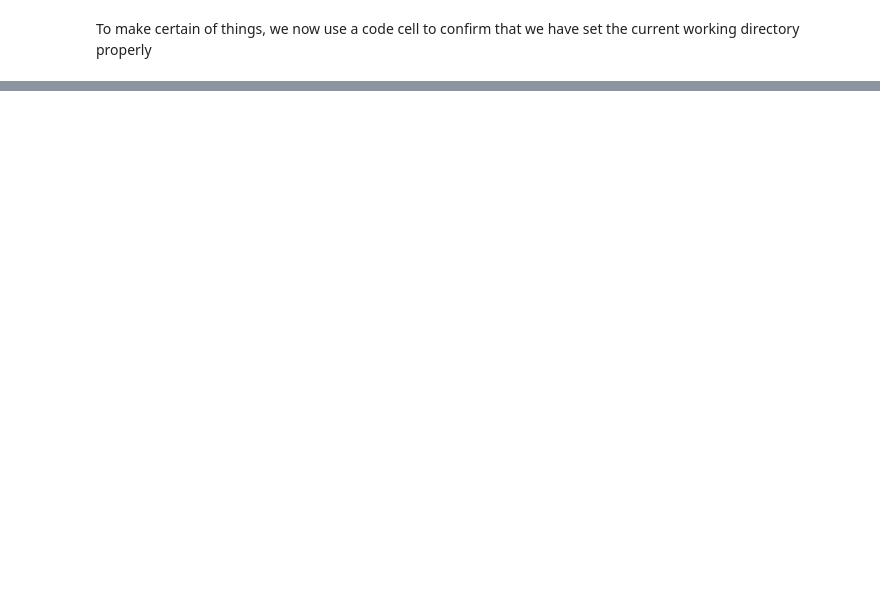
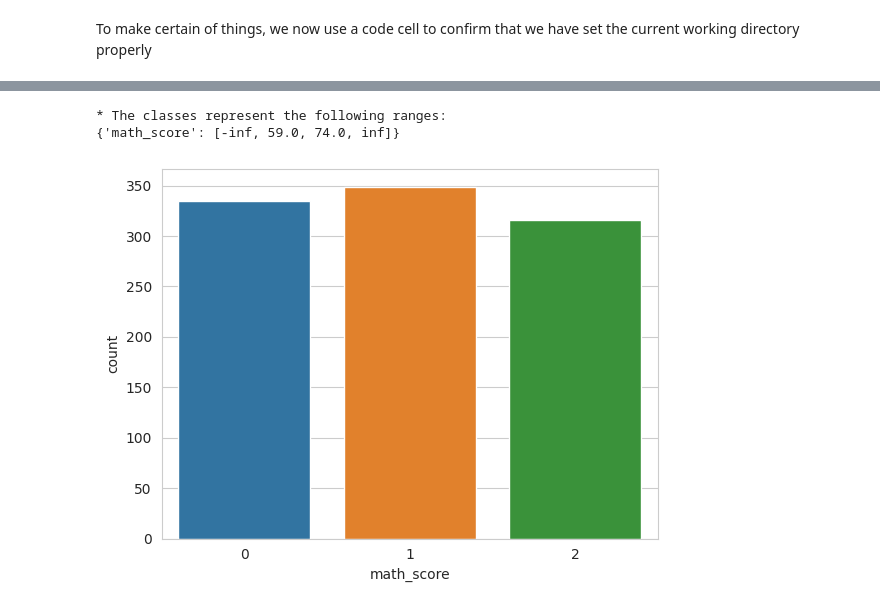
Before and after one commit to AdamBoley/Exam-Scores-Analysis, a Jupyter notebook: jupyter_notebooks/08a - math-score-model.ipynb, the cells around one changed output, grey strips where cells are left out. Drawn from its saved outputs; the diff is of its cells as text; code cells hidden in the pictures; blank space fills up the shorter version.

Commit message:
train model for predicting math score

```diff
--- a/jupyter_notebooks/08a - math-score-model.ipynb
+++ b/jupyter_notebooks/08a - math-score-model.ipynb
@@ -43,0 +80,3 @@ current_directory
+# %%
+df_maths = pd.read_csv('outputs/datasets/filtered/math-score-dataset.csv')
+df_maths
@@ -43,0 +340,26 @@ current_directory
+# %%
+import matplotlib.pyplot as plt
+import seaborn as sns
+sns.set_style('whitegrid')
+
+# after data cleaning and feat engine, the feature may space changes
+data_cleaning_feat_eng_steps = 1 # how many data cleaning and feature engineering does your pipeline have?
+columns_after_data_cleaning_feat_eng = (Pipeline(best_regressor_pipeline_2.steps[:data_cleaning_feat_eng_steps])
+                                        .transform(math_train_vars)
+                                        .columns)
+
+best_features = columns_after_data_cleaning_feat_eng[best_regressor_pipeline_2['feature_selection'].get_support()].to_list()
+
+# create DataFrame to display feature importance
+df_feature_importance = (pd.DataFrame(data={
+          'Feature': columns_after_data_cleaning_feat_eng[best_regressor_pipeline_2['feature_selection'].get_support()],
+          'Importance': best_regressor_pipeline_2['model'].feature_importances_})
+  .sort_values(by='Importance', ascending=False)
+  )
+
+# Most important features statement and plot
+print(f"* These are the {len(best_features)} most important features in descending order. "
+      f"The model was trained on them: \n{df_feature_importance['Feature'].to_list()}")
+
+df_feature_importance.plot(kind='bar',x='Feature',y='Importance')
+plt.show()
@@ -43,0 +465,13 @@ current_directory
+# %%
+from feature_engine.discretisation import EqualFrequencyDiscretiser
+
+disc_efd_3 = EqualFrequencyDiscretiser(q=3, variables=['math_score'])
+df_clf_efd_3 = disc_efd_3.fit_transform(df_maths)
+
+print(f"* The classes represent the following ranges: \n{disc_efd_3.binner_dict_} \n")
+sns.countplot(data=df_clf_efd_3, x='math_score')
+plt.show()
+# %% [output]
+* The classes represent the following ranges:
+{'math_score': [-inf, 59.0, 74.0, inf]}
+[figure, added]
```
Also changed, not shown: parts of 127 cells of this notebook, 9 other files.
